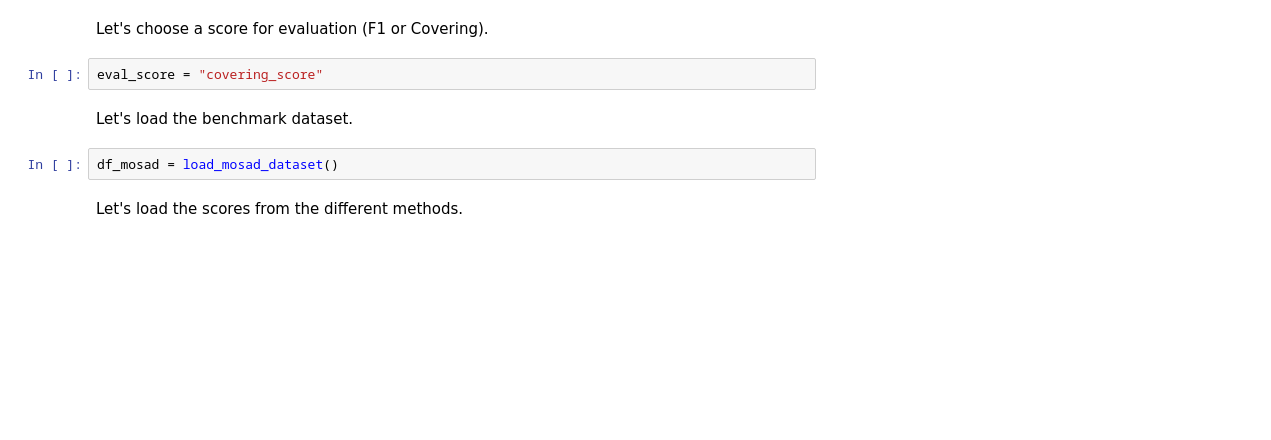
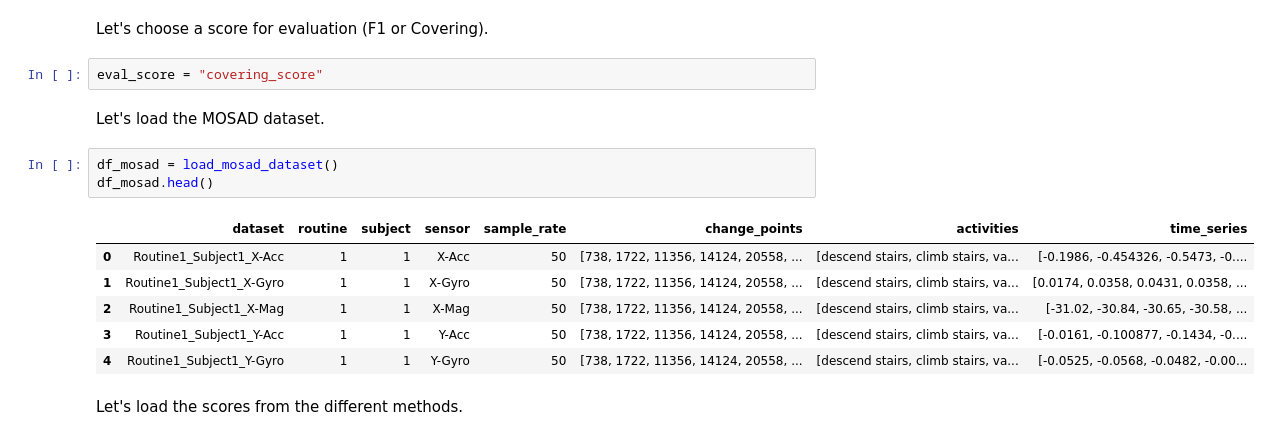
Before and after one commit to ermshaua/mobile-sensing-human-activity-data-set, a Jupyter notebook: notebooks/competitor.ipynb, the cells around one changed output. Saved outputs shown, nothing was run; the diff lists cells and outputs as text; blank space fills up the shorter version.

```diff
--- a/notebooks/competitor.ipynb
+++ b/notebooks/competitor.ipynb
@@ -32,9 +32,17 @@ Let's choose a score for evaluation (F1 or Covering).
 # %%
 eval_score = "covering_score"
 # %% [markdown]
-Let's load the benchmark dataset.
+Let's load the MOSAD dataset.
 # %%
 df_mosad = load_mosad_dataset()
+df_mosad.head()
+# %% [output]
+|  | dataset | routine | subject | sensor | sample_rate | change_points | activities | time_series |
+| 0 | Routine1_Subject1_X-Acc | 1 | 1 | X-Acc | 50 | [738, 1722, 11356, 14124, 20558, ... | [descend stairs, climb stairs, va... | [-0.1986, -0.454326, -0.5473, -0.... |
+| 1 | Routine1_Subject1_X-Gyro | 1 | 1 | X-Gyro | 50 | [738, 1722, 11356, 14124, 20558, ... | [descend stairs, climb stairs, va... | [0.0174, 0.0358, 0.0431, 0.0358, ... |
+| 2 | Routine1_Subject1_X-Mag | 1 | 1 | X-Mag | 50 | [738, 1722, 11356, 14124, 20558, ... | [descend stairs, climb stairs, va... | [-31.02, -30.84, -30.65, -30.58, ... |
+| 3 | Routine1_Subject1_Y-Acc | 1 | 1 | Y-Acc | 50 | [738, 1722, 11356, 14124, 20558, ... | [descend stairs, climb stairs, va... | [-0.0161, -0.100877, -0.1434, -0.... |
+| 4 | Routine1_Subject1_Y-Gyro | 1 | 1 | Y-Gyro | 50 | [738, 1722, 11356, 14124, 20558, ... | [descend stairs, climb stairs, va... | [-0.0525, -0.0568, -0.0482, -0.00... |
 # %% [markdown]
 Let's load the scores from the different methods.
 # %%
```
Also changed, not shown: parts of 12 cells of this notebook, 51 other files.
